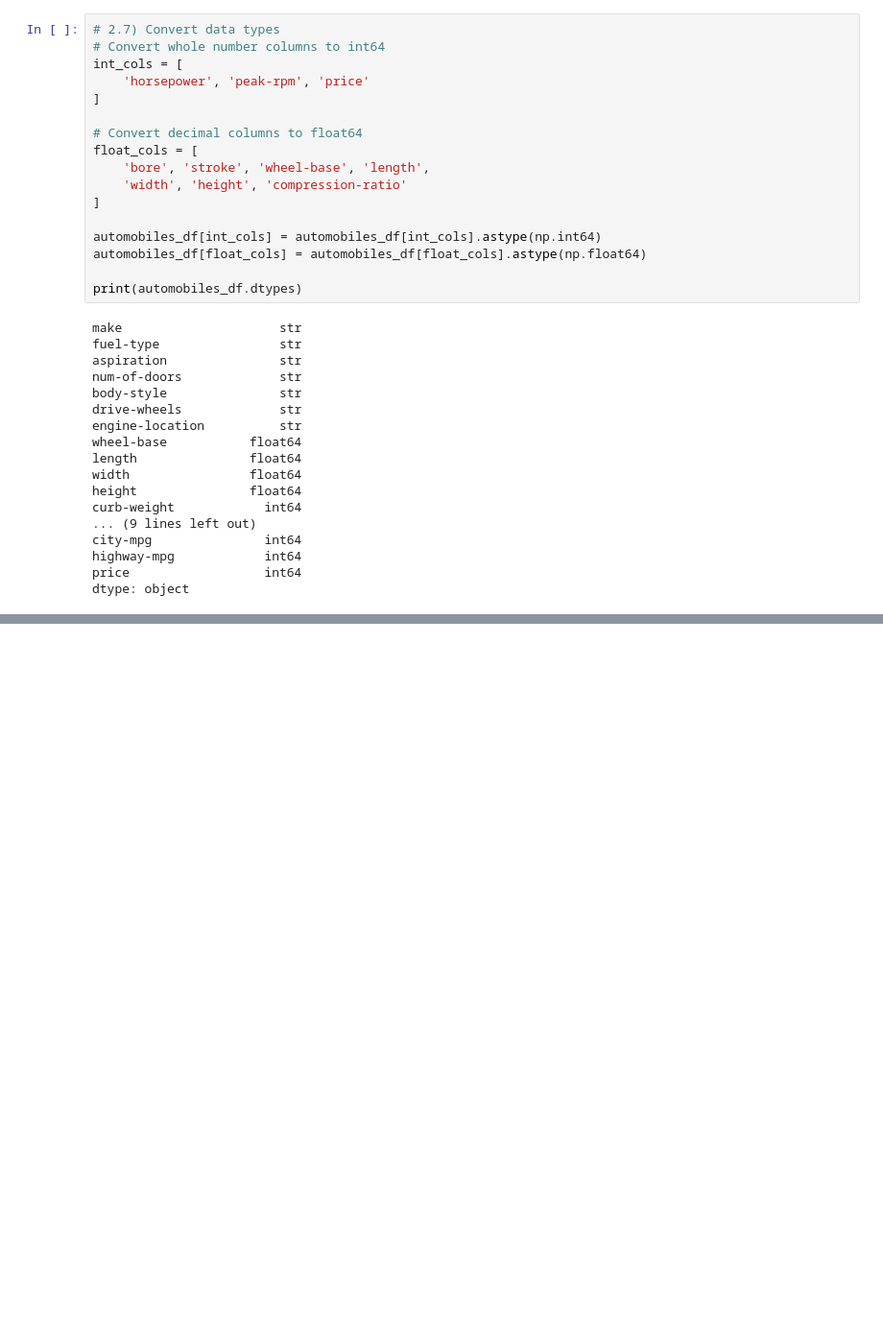
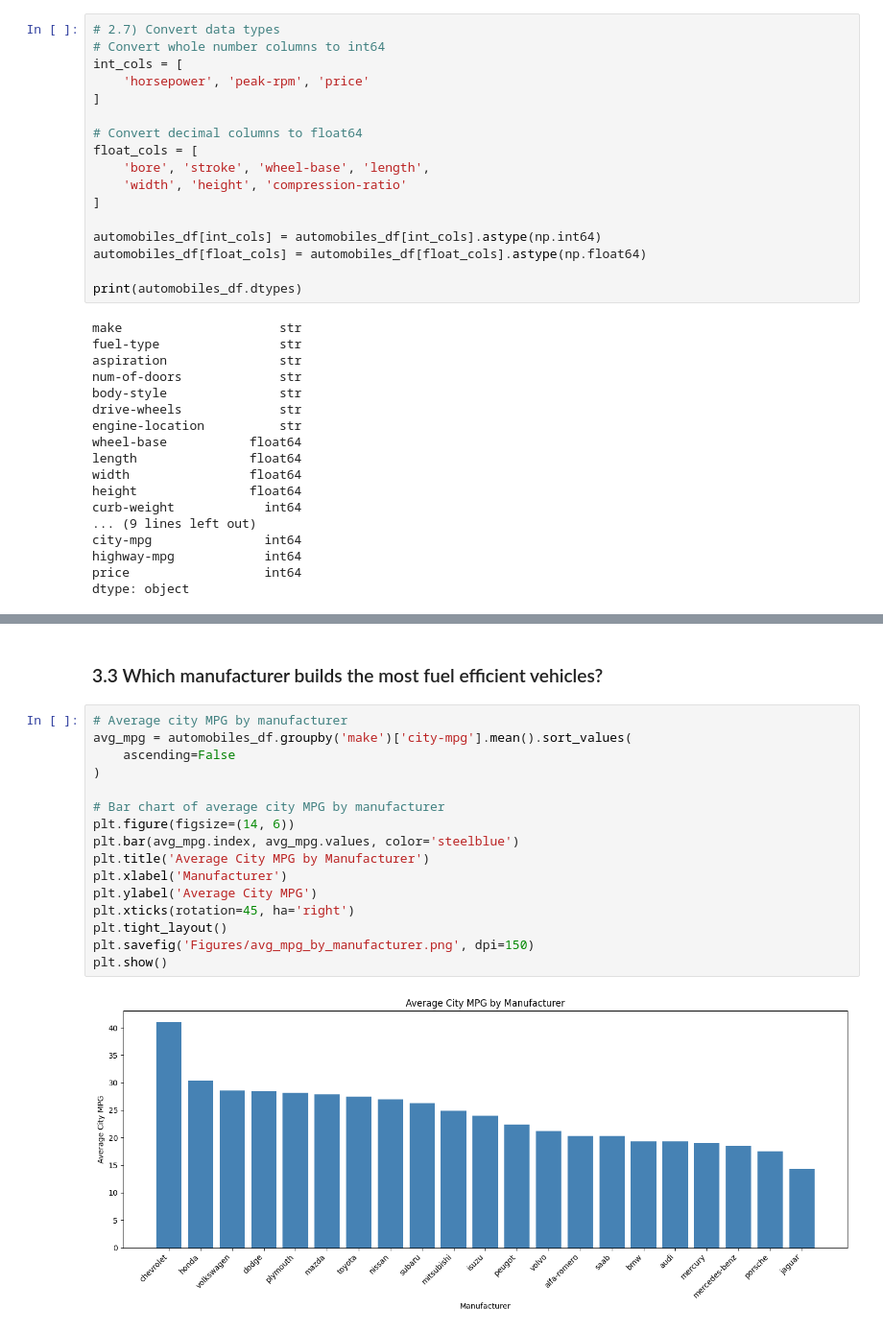
Before and after one commit to PerryRichardson/EDA_Automobiles, a Jupyter notebook: automobiles_eda.ipynb, the cells around one changed output, grey strips where cells are left out. Shown at 96% size. Saved outputs shown, nothing was run; the diff lists cells and outputs as text; blank space fills up the shorter version.

```diff
--- a/automobiles_eda.ipynb
+++ b/automobiles_eda.ipynb
@@ -160,0 +229,20 @@ dtype: object
+# %% [markdown]
+### 3.3 Which manufacturer builds the most fuel efficient vehicles?
+# %%
+# Average city MPG by manufacturer
+avg_mpg = automobiles_df.groupby('make')['city-mpg'].mean().sort_values(
+    ascending=False
+)
+
+# Bar chart of average city MPG by manufacturer
+plt.figure(figsize=(14, 6))
+plt.bar(avg_mpg.index, avg_mpg.values, color='steelblue')
+plt.title('Average City MPG by Manufacturer')
+plt.xlabel('Manufacturer')
+plt.ylabel('Average City MPG')
+plt.xticks(rotation=45, ha='right')
+plt.tight_layout()
+plt.savefig('Figures/avg_mpg_by_manufacturer.png', dpi=150)
+plt.show()
+# %% [output]
+[figure, added]
```
Also changed, not shown: parts of 15 cells of this notebook, 4 other files.
